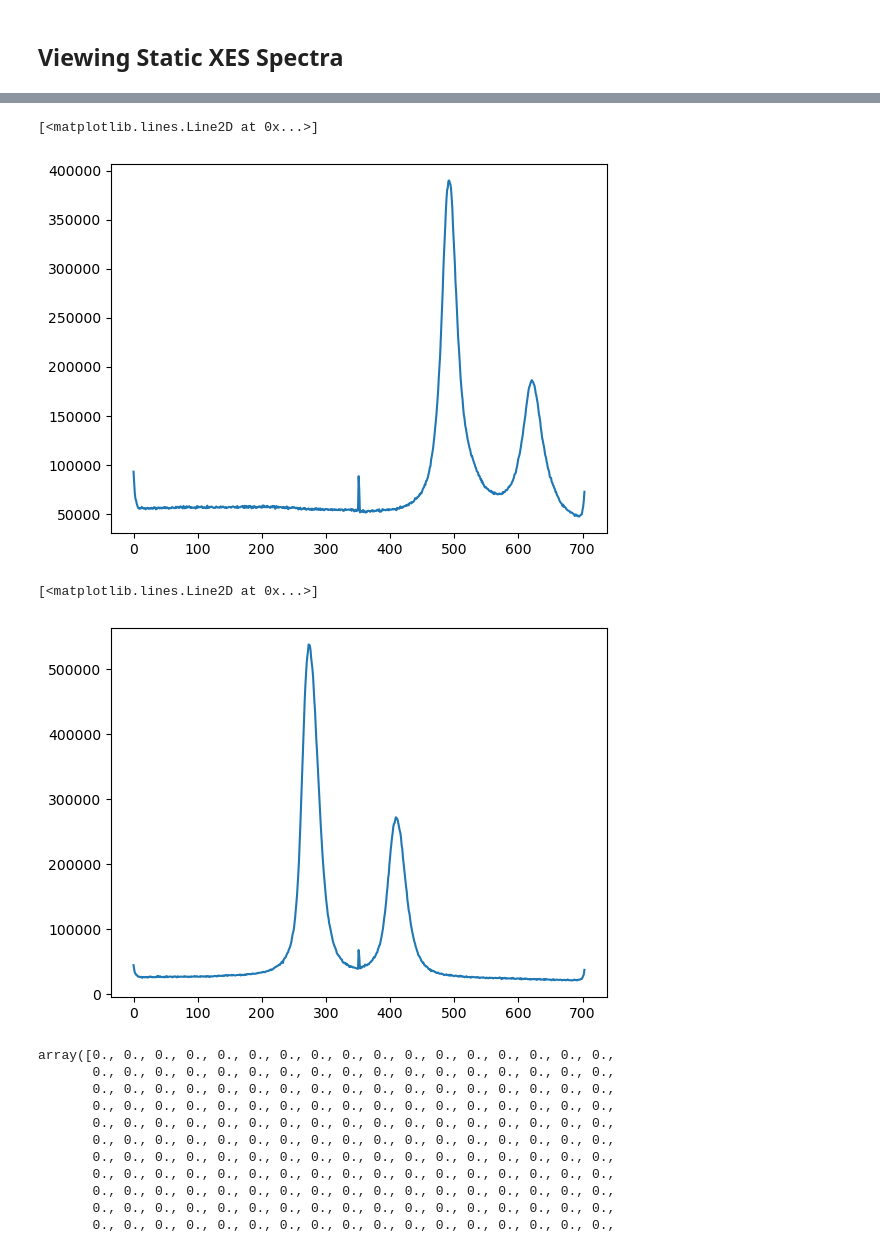
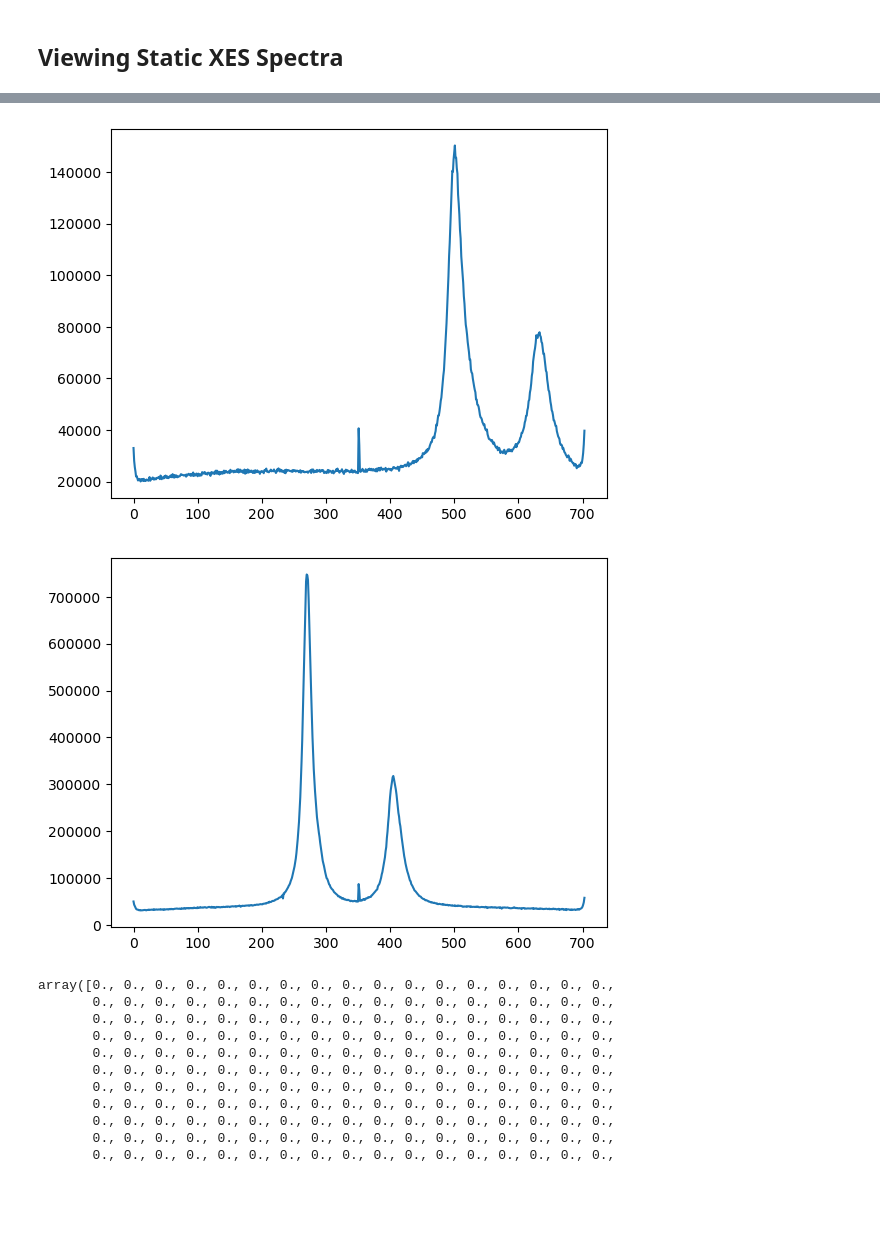
Before and after one commit to lg345/XSpect, a Jupyter notebook: XSpect_XES_examples.ipynb, the cells around one changed output, grey strips where cells are left out. Saved outputs shown, nothing was run; the diff lists cells and outputs as text; code cells hidden in the pictures; blank space fills up the shorter version.

```diff
--- a/XSpect_XES_examples.ipynb
+++ b/XSpect_XES_examples.ipynb
@@ -42,25 +49,24 @@ plt.plot(v.summed_xes)
 # %%
 #Fe k-alpha
 xes_experiment = XSpect.XSpect_Analysis.spectroscopy_experiment(hutch='mfx',experiment_id='mfxl1045123',lcls_run=23)
 xes=XSpect.XSpect_Controller.XESBatchAnalysisRotation()
 xes.key_epix=['epix_1/ROI_0_area']
 #xes.set_key_aliases(keys,names)
 #xes.import_roi=[[0,100]]
-xes.rois=[[0,60]]
+xes.rois=[[40,60]]
 xes.adu_cutoff=3.0
 xes.angle=0
 xes.transpose=True
-xes.run_parser(['3'])
+xes.run_parser(['13'])
 start=time.time()
 xes.primary_analysis_parallel_range(4,xes_experiment,method=xes.primary_analysis_static,increment=2000,verbose=False)
 end=time.time()
 v=XSpect.XSpect_Visualization.XESVisualization()
 v.combine_static_spectra(xes_analysis=xes,xes_key='epix_ROI_1_summed')
 plt.plot(v.summed_xes)
 run3_Fe=v.summed_xes
 # %% [output]
-[<matplotlib.lines.Line2D at 0x...>]
-[figure, old version]
+[figure, new version]
 # %%
 #Cu k-alpha line
 xes_experiment = XSpect.XSpect_Analysis.spectroscopy_experiment(hutch='mfx',experiment_id='mfxl1045123',lcls_run=23)
@@ -72,7 +78,7 @@ xes.rois=[[100,130]]
 xes.adu_cutoff=3.0
 xes.angle=0
 xes.transpose=True
-xes.run_parser(['3'])
+xes.run_parser(['13'])
 start=time.time()
 xes.primary_analysis_parallel_range(4,xes_experiment,method=xes.primary_analysis_static,increment=2000,verbose=False)
 end=time.time()
@@ -81,8 +87,7 @@ v.combine_static_spectra(xes_analysis=xes,xes_key='epix_ROI_1_summed')
 plt.plot(v.summed_xes)
 run3_Cu=v.summed_xes
 # %% [output]
-[<matplotlib.lines.Line2D at 0x...>]
-[figure, old version]
+[figure, new version]
 # %%
 v.summed_xes
 # %% [output]
```
Also changed, not shown: parts of 4 cells of this notebook, 1 other file.
